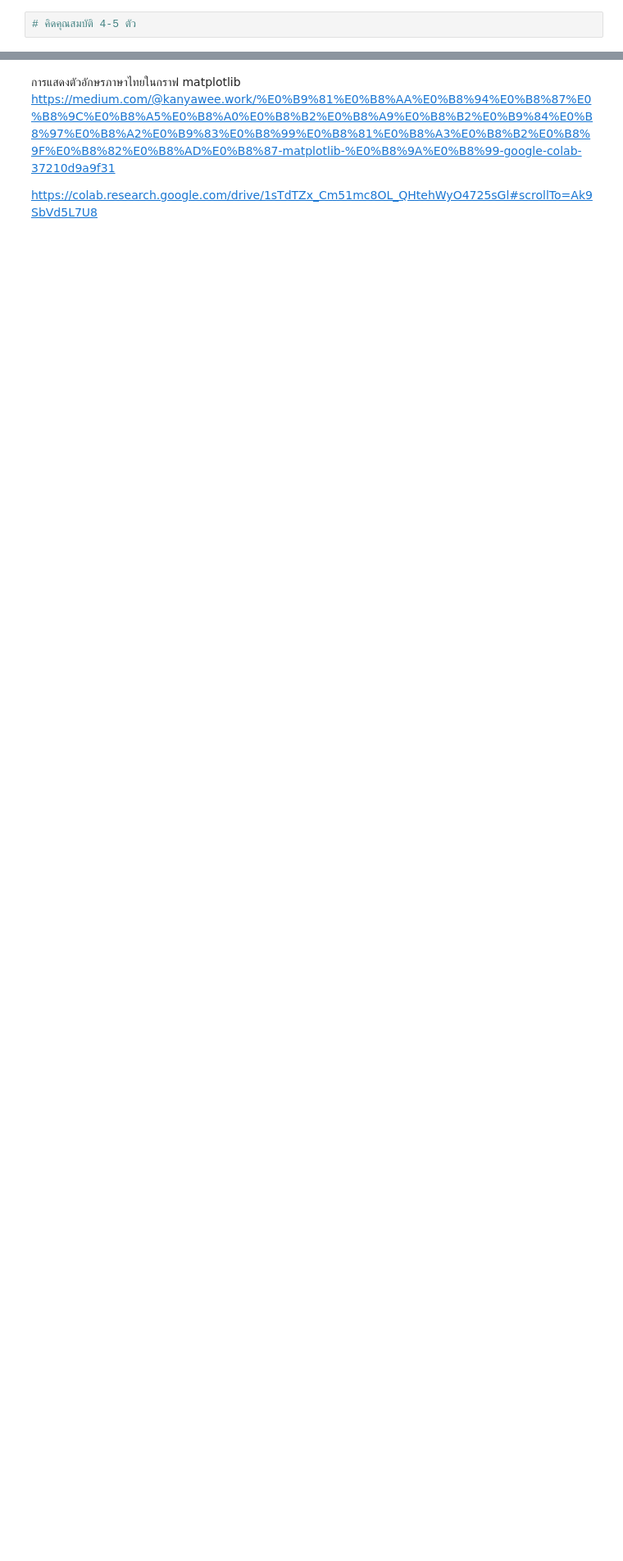
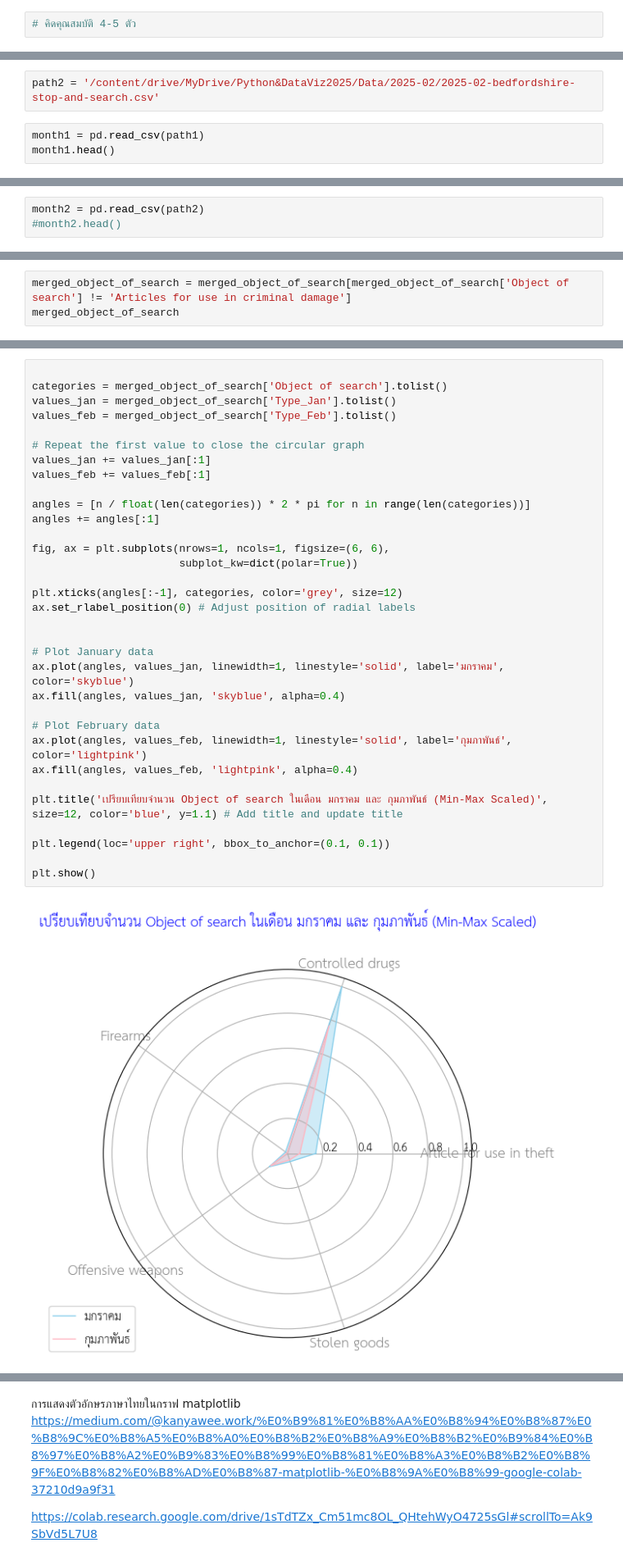
Before and after one commit to jangInw007/dataviz2025, a Jupyter notebook: Visualize_Data_Comparison_2025.ipynb, the cells around one changed output, grey strips where cells are left out. Shown at 82% size. Drawn from its saved outputs; the diff is of its cells as text; blank space fills up the shorter version.

```diff
--- a/Visualize_Data_Comparison_2025.ipynb
+++ b/Visualize_Data_Comparison_2025.ipynb
@@ -216,0 +310,5 @@ Requirement already satisfied: squarify in /usr/local/lib/python3.12/dist-packag
+# %%
+path2 = '/content/drive/MyDrive/Python&DataViz2025/Data/2025-02/2025-02-bedfordshire-stop-and-search.csv'
+# %%
+month1 = pd.read_csv(path1)
+month1.head()
@@ -216,0 +322,3 @@ Requirement already satisfied: squarify in /usr/local/lib/python3.12/dist-packag
+# %%
+month2 = pd.read_csv(path2)
+#month2.head()
@@ -216,0 +382,3 @@ Requirement already satisfied: squarify in /usr/local/lib/python3.12/dist-packag
+# %%
+merged_object_of_search = merged_object_of_search[merged_object_of_search['Object of search'] != 'Articles for use in criminal damage']
+merged_object_of_search
@@ -216,0 +392,35 @@ Requirement already satisfied: squarify in /usr/local/lib/python3.12/dist-packag
+# %%
+
+categories = merged_object_of_search['Object of search'].tolist()
+values_jan = merged_object_of_search['Type_Jan'].tolist()
+values_feb = merged_object_of_search['Type_Feb'].tolist()
+
+# Repeat the first value to close the circular graph
+values_jan += values_jan[:1]
+values_feb += values_feb[:1]
+
+angles = [n / float(len(categories)) * 2 * pi for n in range(len(categories))]
+angles += angles[:1]
+
+fig, ax = plt.subplots(nrows=1, ncols=1, figsize=(6, 6),
+                       subplot_kw=dict(polar=True))
+
+plt.xticks(angles[:-1], categories, color='grey', size=12)
+ax.set_rlabel_position(0) # Adjust position of radial labels
+
+
+# Plot January data
+ax.plot(angles, values_jan, linewidth=1, linestyle='solid', label='มกราคม', color='skyblue')
+ax.fill(angles, values_jan, 'skyblue', alpha=0.4)
+
+# Plot February data
+ax.plot(angles, values_feb, linewidth=1, linestyle='solid', label='กุมภาพันธ์', color='lightpink')
+ax.fill(angles, values_feb, 'lightpink', alpha=0.4)
+
+plt.title('เปรียบเทียบจำนวน Object of search ในเดือน มกราคม และ กุมภาพันธ์ (Min-Max Scaled)', size=12, color='blue', y=1.1) # Add title and update title
+
+plt.legend(loc='upper right', bbox_to_anchor=(0.1, 0.1))
+
+plt.show()
+# %% [output]
+[figure, added]
```
Also changed, not shown: parts of 23 cells of this notebook.
